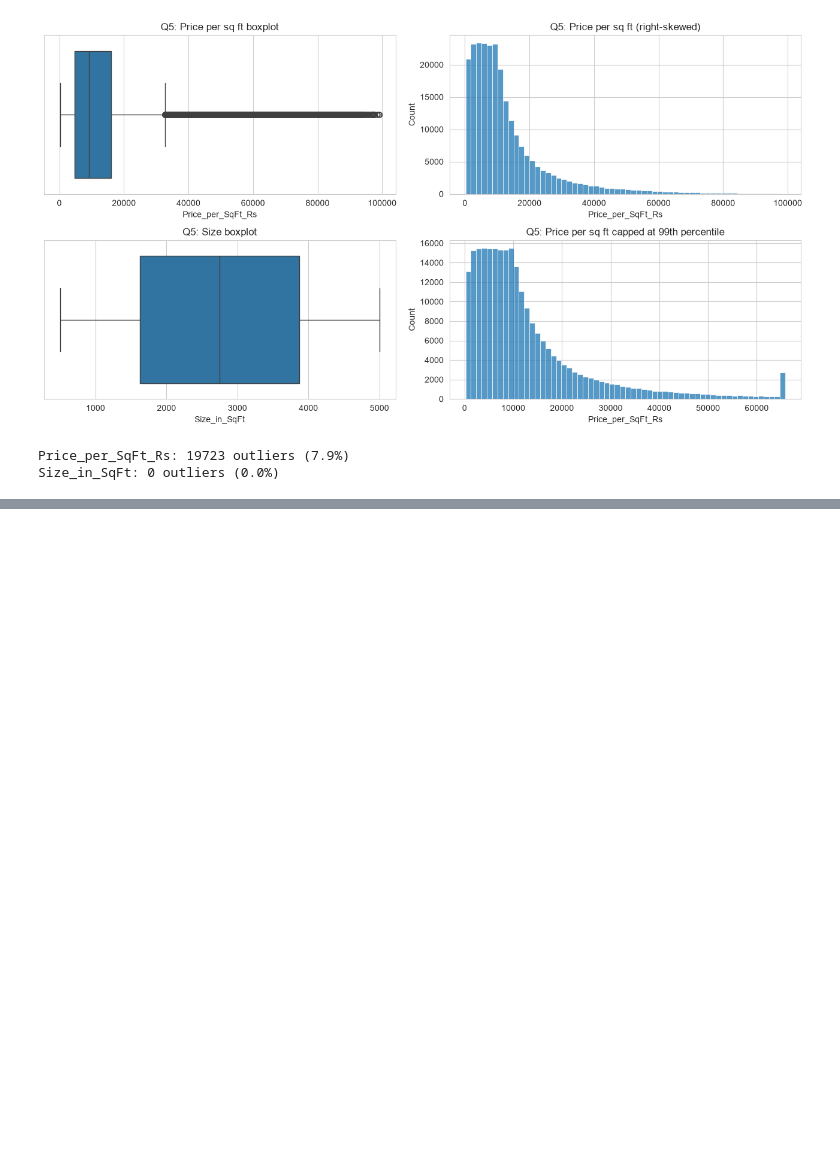
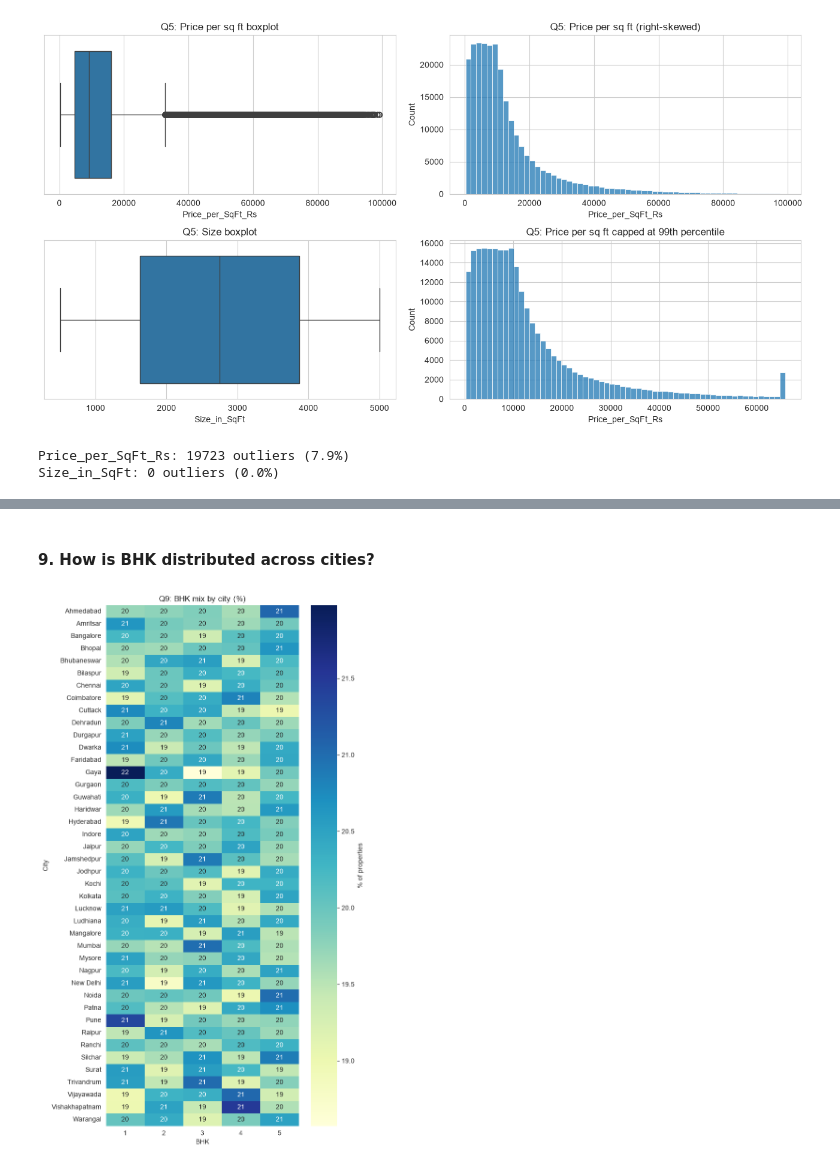
Before and after one commit to k1222004kumar-create/Real_Estate_Investment_Advisor, a Jupyter notebook: notebooks/2_Exploratory_Data_Analysis_(EDA).ipynb, the cells around one changed output, grey strips where cells are left out. Drawn from its saved outputs; the diff is of its cells as text; code cells hidden in the pictures; blank space fills up the shorter version.

```diff
--- a/notebooks/2_Exploratory_Data_Analysis_(EDA).ipynb
+++ b/notebooks/2_Exploratory_Data_Analysis_(EDA).ipynb
@@ -88,0 +183,11 @@ Size_in_SqFt: 0 outliers (0.0%)
+# %% [markdown]
+#### 9.	How is BHK distributed across cities?
+# %%
+bhk_city = pd.crosstab(df_fe["City"], df_fe["BHK"], normalize="index") * 100
+plt.figure(figsize=(7, 12))
+sns.heatmap(bhk_city, annot=True, fmt=".0f", cmap="YlGnBu", cbar_kws={"label": "% of properties"})
+plt.title("Q9: BHK mix by city (%)")
+plt.tight_layout()
+plt.show()
+# %% [output]
+[figure, added]
```
Also changed, not shown: parts of 35 cells of this notebook, 2 other files.
